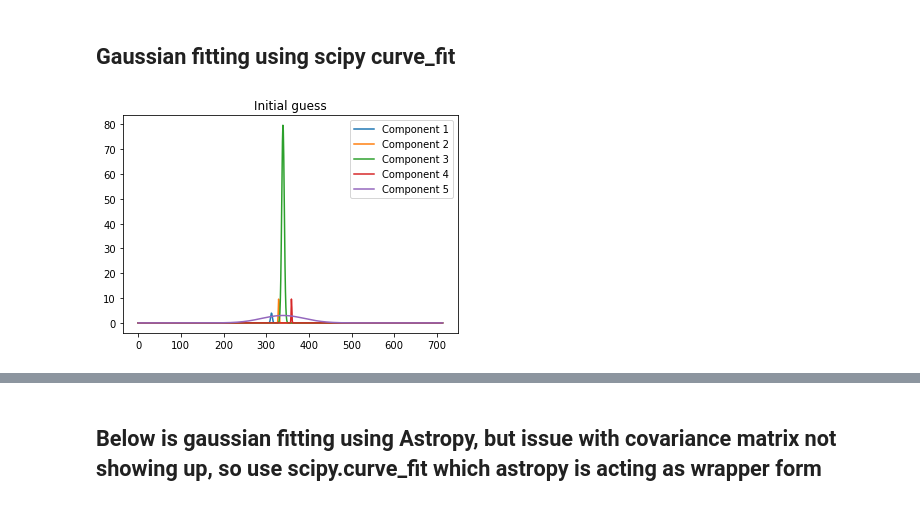
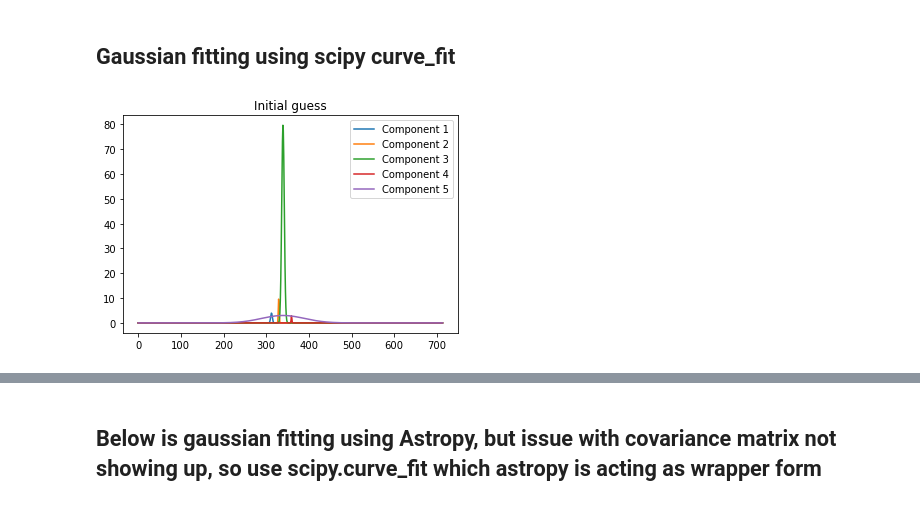
Before and after one commit to minyoungk99/IRES, a Jupyter notebook: J0332_gaussian_fitting.ipynb, the cells around one changed output, grey strips where cells are left out. Drawn from its saved outputs; the diff is of its cells as text; code cells hidden in the pictures.

```diff
--- a/J0332_gaussian_fitting.ipynb
+++ b/J0332_gaussian_fitting.ipynb
@@ -123,15 +120,15 @@ def gaussian(x, a1, a2, a3, a4, a5, m1, m2, m3, m4, m5, sd1, sd2, sd3, sd4, sd5)
     return model(x)
 # %%
 #Our gaussian model guesses
-#amp = [1, 2.5, 17, 3, .8]
-amp = [4, 10, 80, 10, 3]
+#amp = [1, 2.5, 17, 5, .8]
+amp = [4, 10, 80, 3, 3]
 mean = [.313, .33, .34, .36,.34]
 stddev = [.002, .001, .003, .0008,.05]
 
 for i in range(len(amp)):
     g_init = models.Gaussian1D(amp[i], mean[i], stddev[i])
     plt.plot(g_init(x), label='Component {}'.format(i+1))
     plt.legend()
     plt.title('Initial guess')
 # %% [output]
-[figure, old version]
+[figure, new version]
```
Also changed, not shown: parts of 10 cells of this notebook, 1 other file.
